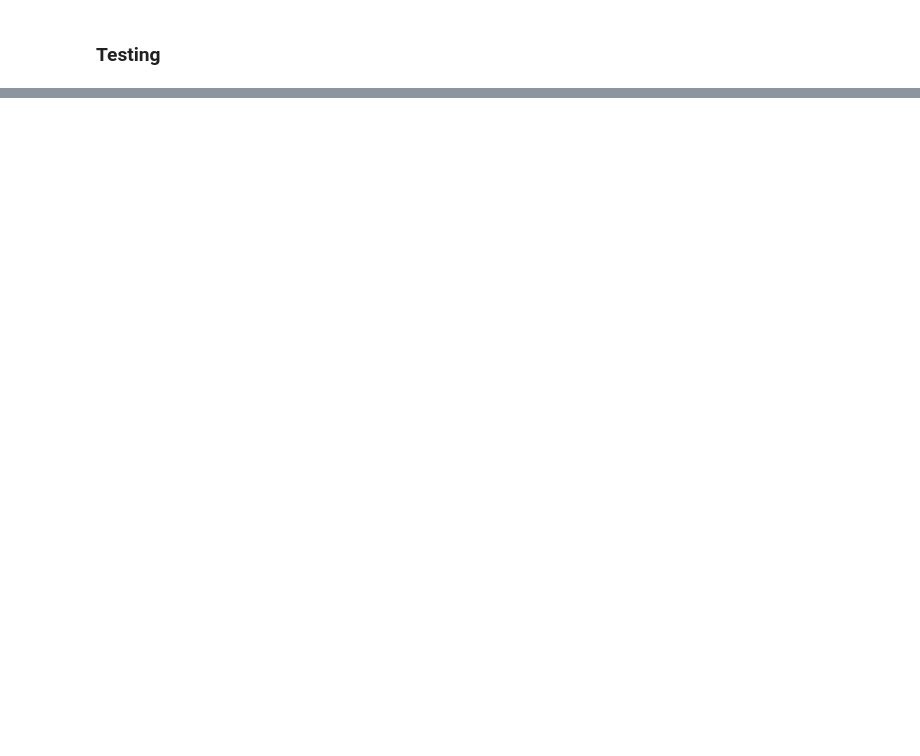
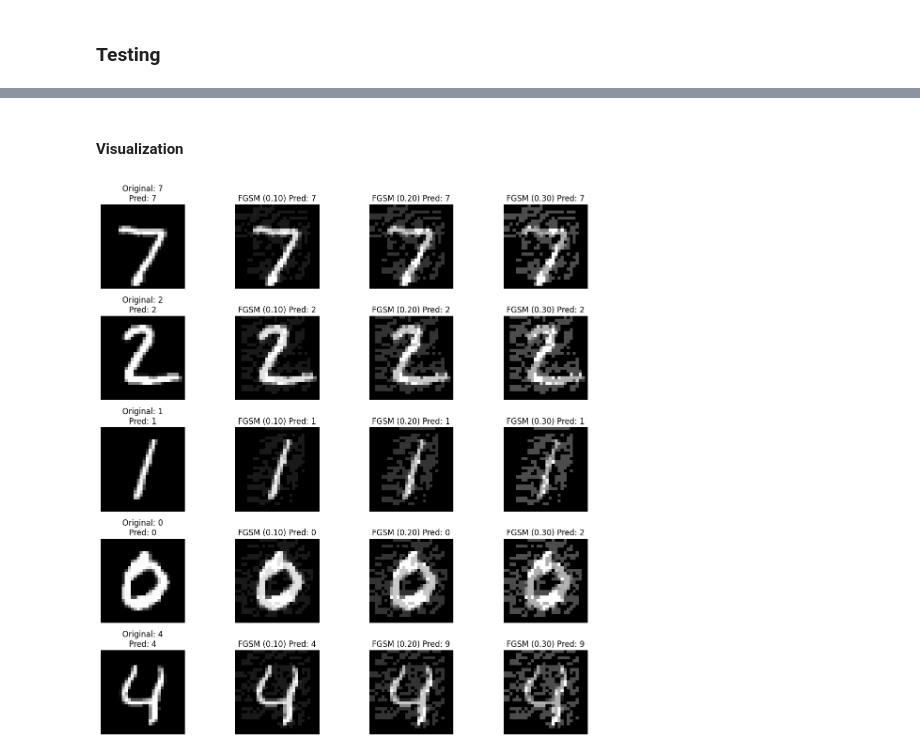
Before and after one commit to Philewj/CS-695-CNN-Implementation-MNIST, a Jupyter notebook: CS_695_Lab1_Excercise_CNN_MNIST.ipynb, the cells around one changed output, grey strips where cells are left out. Cells and saved outputs as stored; diff of their text form; code cells hidden in the pictures; blank space fills up the shorter version.

```diff
--- a/CS_695_Lab1_Excercise_CNN_MNIST.ipynb
+++ b/CS_695_Lab1_Excercise_CNN_MNIST.ipynb
@@ -991,0 +992,34 @@ plt.show()
+# %% [markdown]
+#### Visualization
+# %%
+
+# Display original vs FGSM adversarial examples of perturbation magnitudes 0.1, 0.2 ,0.3 with predictions
+num_examples = 5  # Number of examples to display
+fig, axes = plt.subplots(num_examples, 4, figsize=(12, 12))
+
+for i in range(num_examples):
+    orig_img = images[i].squeeze().numpy()
+    fgsm_img_e1 = adv_images_fgsm_e1[i].squeeze().numpy()
+    fgsm_img_e2 = adv_images_fgsm_e2[i].squeeze().numpy()
+    fgsm_img_e3 = adv_images_fgsm_e3[i].squeeze().numpy()
+
+
+    axes[i, 0].imshow(orig_img, cmap='gray')
+    axes[i, 0].set_title(f"Original: {labels[i].item()}\nPred: {predicted_labels_clean[i].item()}")
+    axes[i, 0].axis('off')
+
+    axes[i, 1].imshow(fgsm_img_e1, cmap='gray')
+    axes[i, 1].set_title(f"FGSM (0.10) Pred: {predicted_labels_fgsm_e1[i].item()}")
+    axes[i, 1].axis('off')
+
+    axes[i, 2].imshow(fgsm_img_e2, cmap='gray')
+    axes[i, 2].set_title(f"FGSM (0.20) Pred: {predicted_labels_fgsm_e2[i].item()}")
+    axes[i, 2].axis('off')
+
+    axes[i, 3].imshow(fgsm_img_e3, cmap='gray')
+    axes[i, 3].set_title(f"FGSM (0.30) Pred: {predicted_labels_fgsm_e3[i].item()}")
+    axes[i, 3].axis('off')
+plt.tight_layout()
+plt.show()
+# %% [output]
+[figure, added]
```
Also changed, not shown: parts of 19 cells of this notebook.
